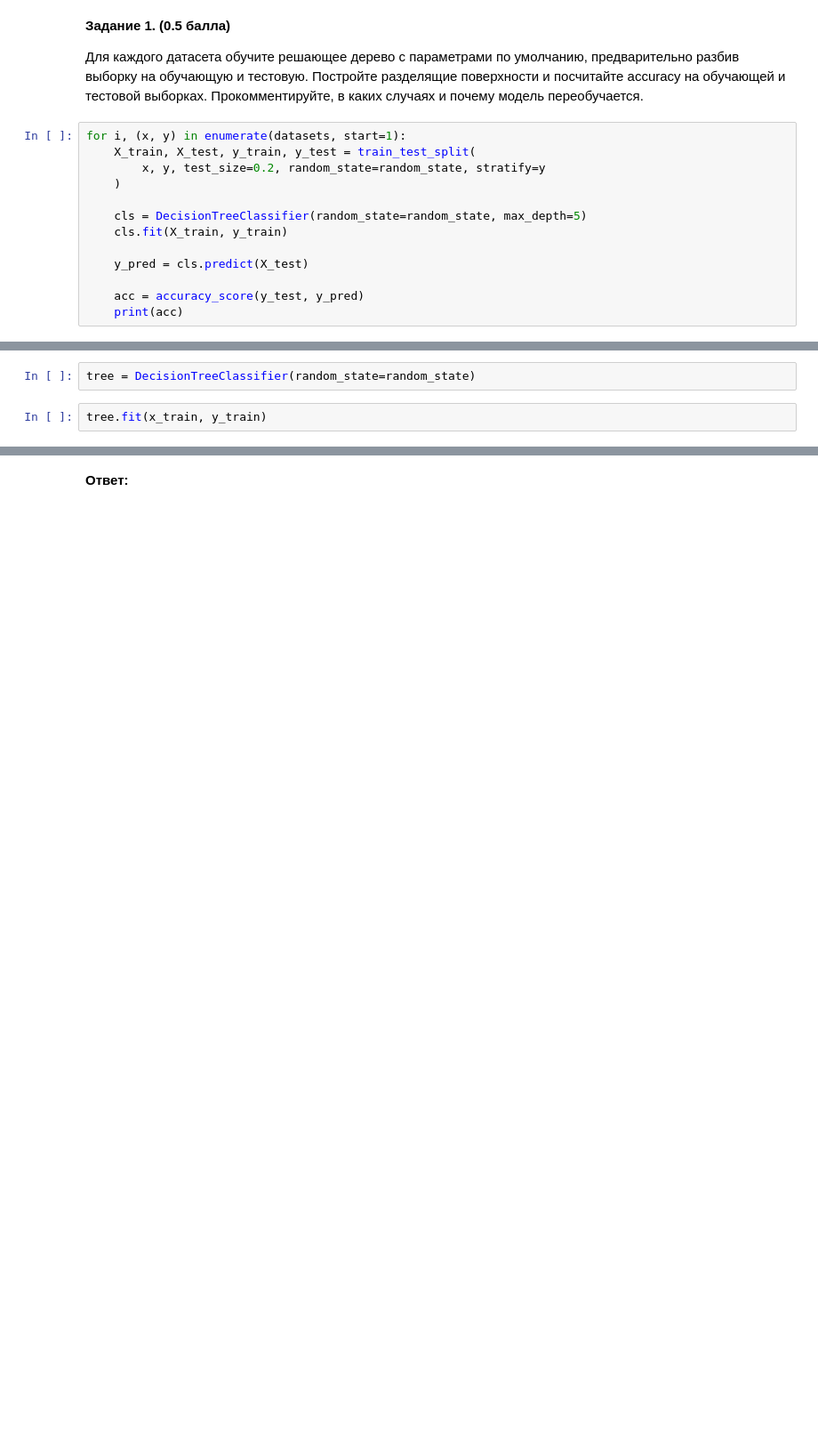
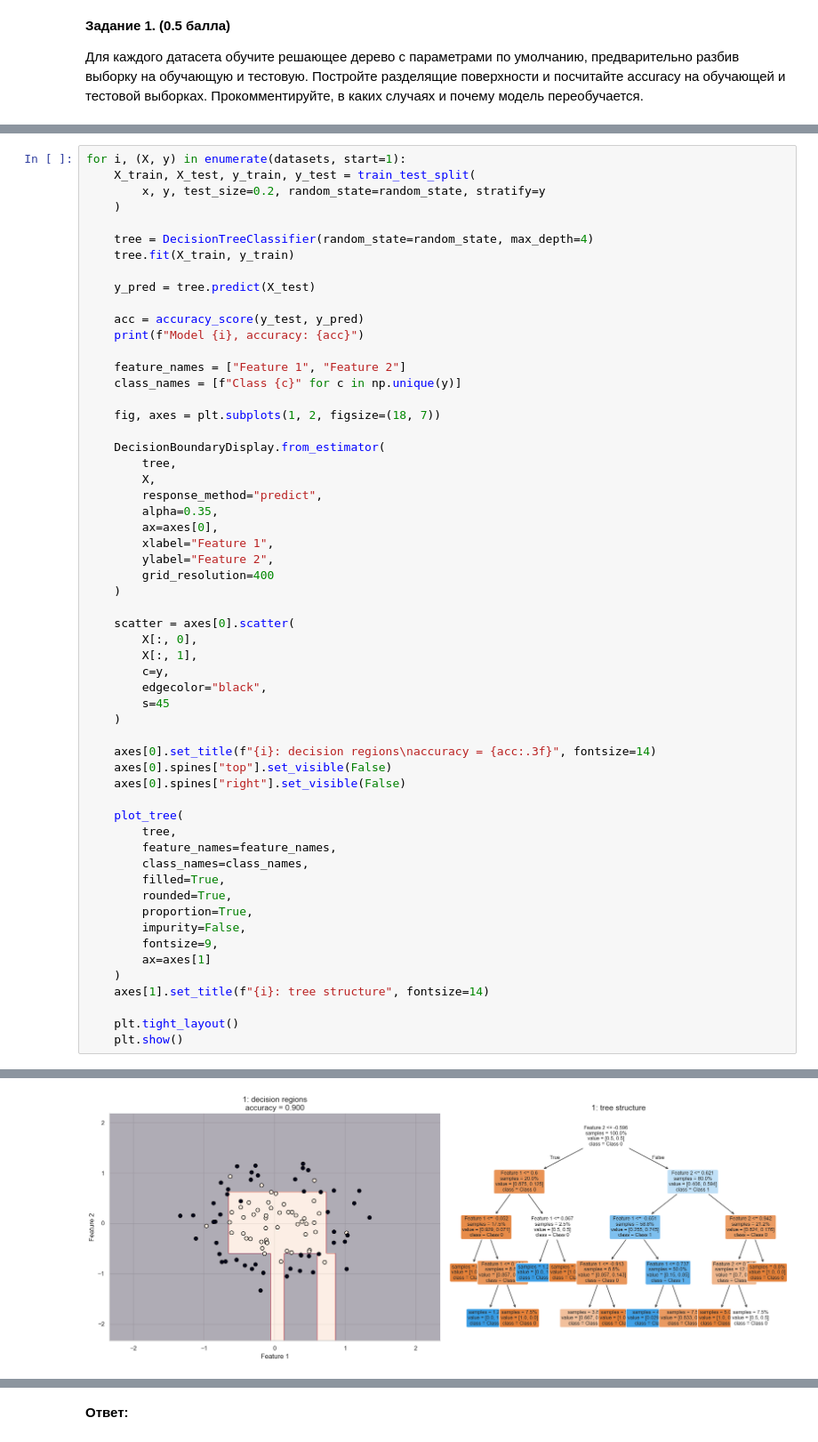
Before and after one commit to Shel2123/ML1_hw, a Jupyter notebook: hw5/Homework Practice 05 Trees.ipynb, the cells around one changed output, grey strips where cells are left out. Shown at 89% size. Drawn from its saved outputs; the diff is of its cells as text; blank space fills up the shorter version.

```diff
--- a/hw5/Homework Practice 05 Trees.ipynb
+++ b/hw5/Homework Practice 05 Trees.ipynb
@@ -87,16 +89,3 @@ for i, (x, y) in enumerate(datasets):
 __Задание 1. (0.5 балла)__
 
 Для каждого датасета обучите решающее дерево с параметрами по умолчанию, предварительно разбив выборку на обучающую и тестовую. Постройте разделящие поверхности и посчитайте accuracy на обучающей и тестовой выборках. Прокомментируйте, в каких случаях и почему модель переобучается.
-# %%
-for i, (x, y) in enumerate(datasets, start=1):
-    X_train, X_test, y_train, y_test = train_test_split(
-        x, y, test_size=0.2, random_state=random_state, stratify=y
-    )
-
-    cls = DecisionTreeClassifier(random_state=random_state, max_depth=5)
-    cls.fit(X_train, y_train)
-
-    y_pred = cls.predict(X_test)
-
-    acc = accuracy_score(y_test, y_pred)
-    print(acc)
@@ -107,4 +91,0 @@ for i, (x, y) in enumerate(datasets, start=1):
-# %%
-tree = DecisionTreeClassifier(random_state=random_state)
-# %%
-tree.fit(x_train, y_train)
@@ -112,0 +92,58 @@ NameError: name 'x_train' is not defined
+# %%
+for i, (X, y) in enumerate(datasets, start=1):
+    X_train, X_test, y_train, y_test = train_test_split(
+        x, y, test_size=0.2, random_state=random_state, stratify=y
+    )
+
+    tree = DecisionTreeClassifier(random_state=random_state, max_depth=4)
+    tree.fit(X_train, y_train)
+
+    y_pred = tree.predict(X_test)
+
+    acc = accuracy_score(y_test, y_pred)
+    print(f"Model {i}, accuracy: {acc}")
+
+    feature_names = ["Feature 1", "Feature 2"]
+    class_names = [f"Class {c}" for c in np.unique(y)]
+
+    fig, axes = plt.subplots(1, 2, figsize=(18, 7))
+
+    DecisionBoundaryDisplay.from_estimator(
+        tree,
+        X,
+        response_method="predict",
+        alpha=0.35,
+        ax=axes[0],
+        xlabel="Feature 1",
+        ylabel="Feature 2",
+        grid_resolution=400
+    )
+
+    scatter = axes[0].scatter(
+        X[:, 0],
+        X[:, 1],
+        c=y,
+        edgecolor="black",
+        s=45
+    )
+
+    axes[0].set_title(f"{i}: decision regions\naccuracy = {acc:.3f}", fontsize=14)
+    axes[0].spines["top"].set_visible(False)
+    axes[0].spines["right"].set_visible(False)
+
+    plot_tree(
+        tree,
+        feature_names=feature_names,
+        class_names=class_names,
+        filled=True,
+        rounded=True,
+        proportion=True,
+        impurity=False,
+        fontsize=9,
+        ax=axes[1]
+    )
+    axes[1].set_title(f"{i}: tree structure", fontsize=14)
+
+    plt.tight_layout()
+    plt.show()
+# %% [output]
@@ -112,0 +151 @@ NameError: name 'x_train' is not defined
+[figure, added]
```
Also changed, not shown: parts of 16 cells of this notebook, 3 other files.
